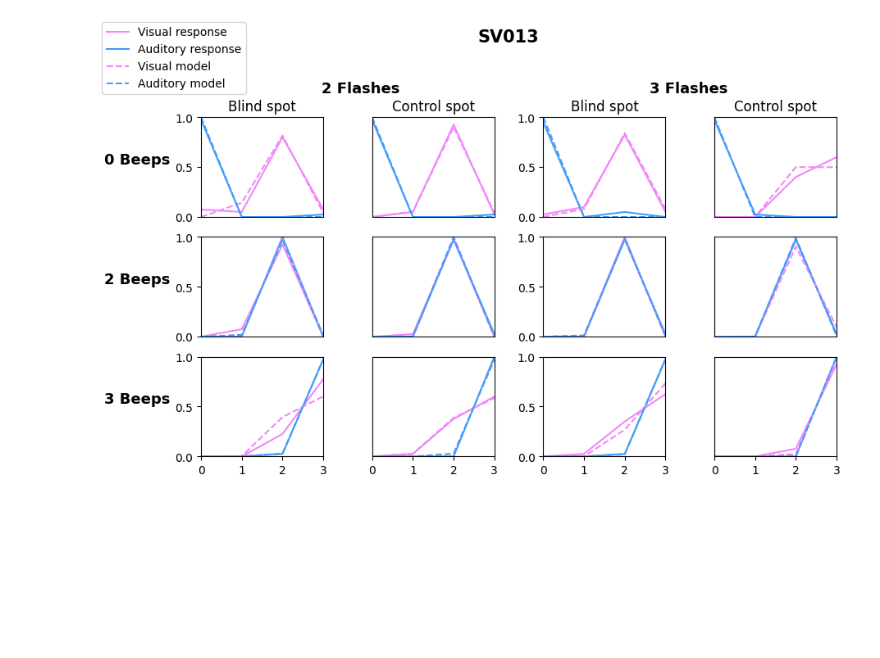
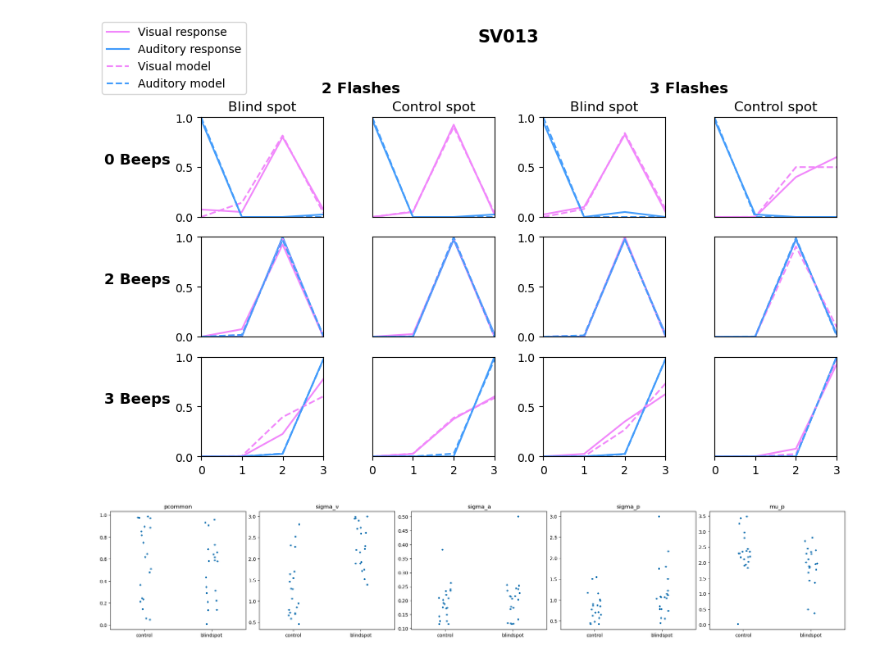
Before and after one commit to chanyca/blindspot-multisensory, a Jupyter notebook: Data/btb_plots.ipynb, the cells around one changed output. Saved outputs shown, nothing was run; the diff lists cells and outputs as text; code cells hidden in the pictures; blank space fills up the shorter version.

```diff
--- a/Data/btb_plots.ipynb
+++ b/Data/btb_plots.ipynb
@@ -431,3 +431,44 @@ for subject_id in subject_ids:
         plt.show()
 # %% [output]
 [figure]
+# %%
+df = get_best_models('bci')
+
+all_parameters = [p for sublist in param_groups.values() for p in sublist]
+
+tidy_df = df.melt(
+    id_vars=['subject_id', 'location', 'strategy'],
+    value_vars=all_parameters,
+    var_name='parameter',
+    value_name='value'
+)
+
+# five parameters only
+PARAMS5 = ["pcommon", "sigma_v", "sigma_a", "sigma_p", "mu_p"]
+
+d5 = tidy_df[tidy_df["parameter"].isin(PARAMS5)].copy()
+
+# optional: ensure consistent order
+loc_order = ["control", "blindspot"]
+
+fig, axes = plt.subplots(1, 5, figsize=(22, 4), constrained_layout=True)
+
+for ax, p in zip(axes, PARAMS5):
+    dp = d5[d5["parameter"] == p]
+
+    sns.stripplot(
+        data=dp,
+        x="location",
+        y="value",
+        order=loc_order,
+        ax=ax,
+        size=4
+    )
+
+    ax.set_title(p)
+    ax.set_xlabel("")
+    ax.set_ylabel("")
+
+plt.show()
+# %% [output]
+[figure, added]
```
Also changed, not shown: parts of 3 cells of this notebook, 6 other files.
